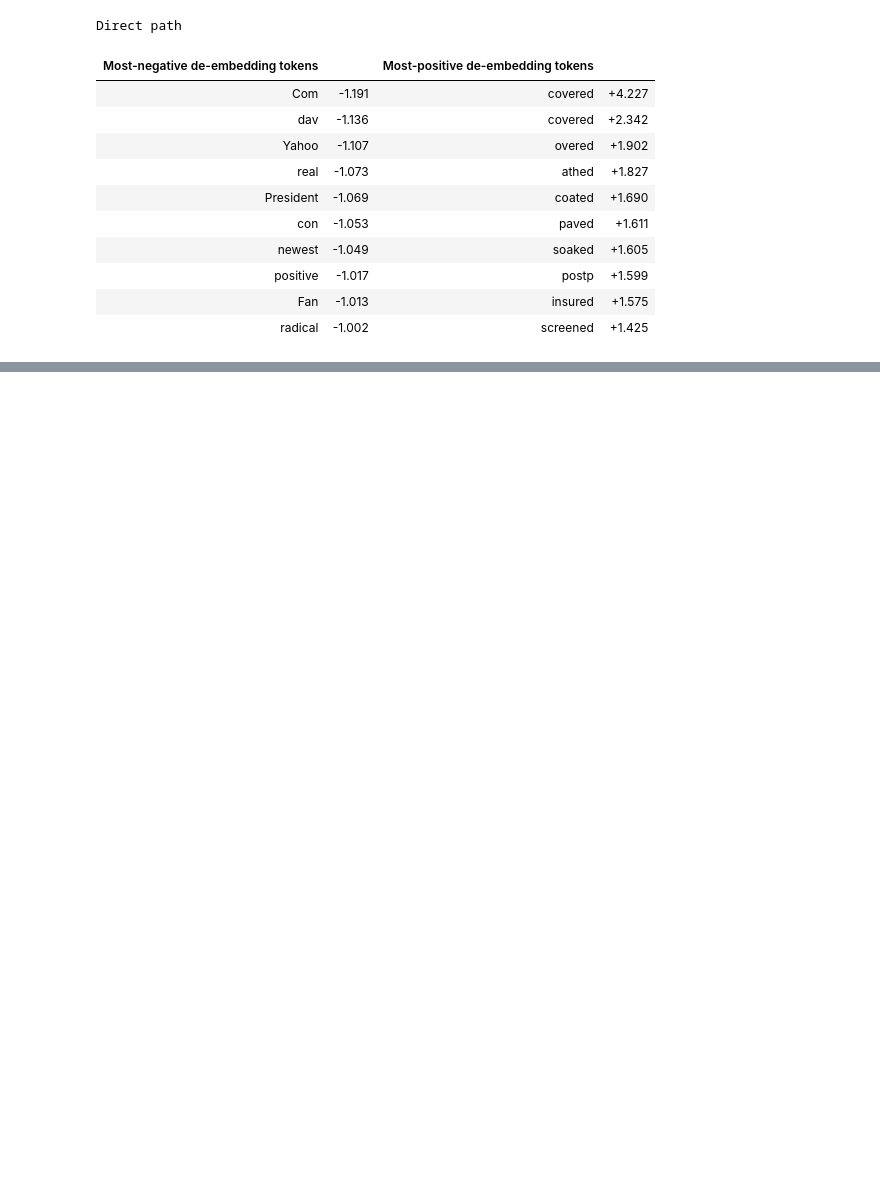
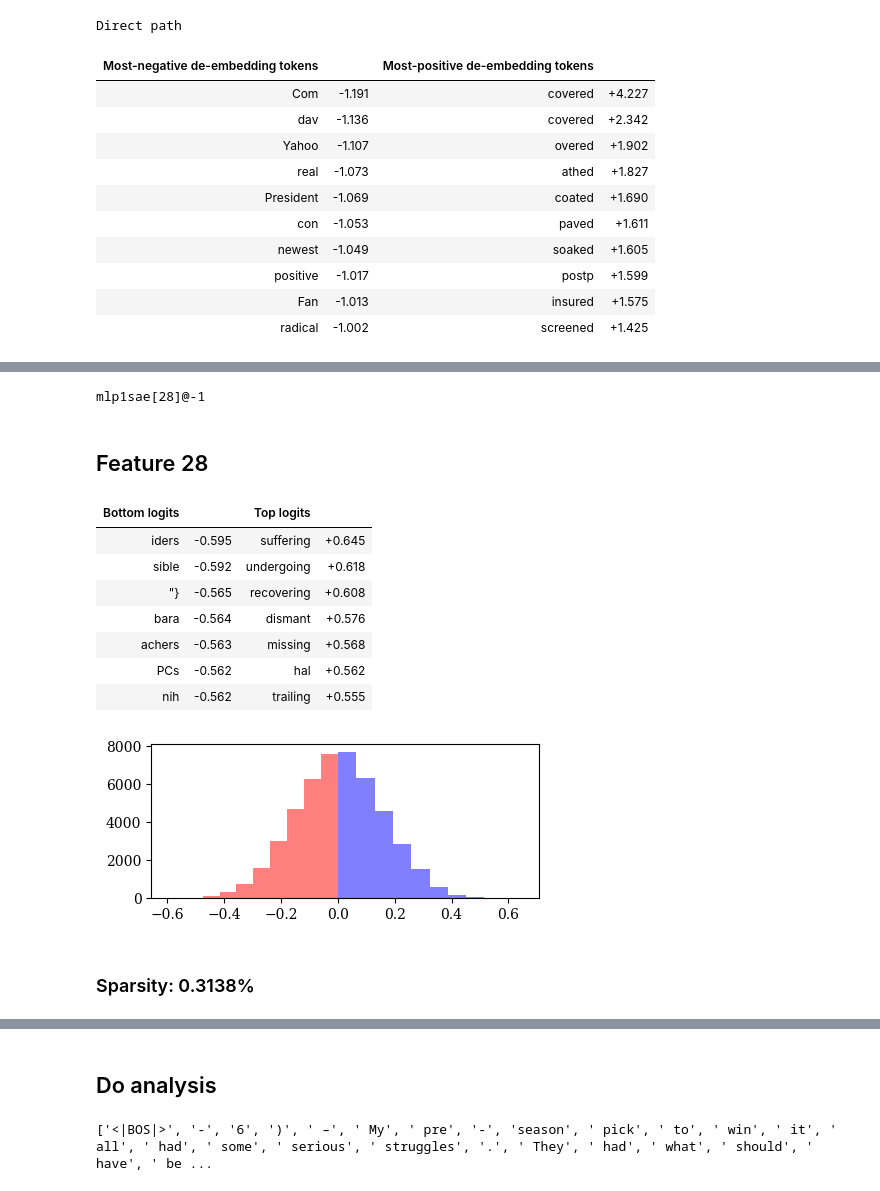
Before and after one commit to jacobdunefsky/multilayer-transcoder-reversing, a Jupyter notebook: GELU-2L.ipynb, the cells around one changed output, grey strips where cells are left out. Drawn from its saved outputs; the diff is of its cells as text; code cells hidden in the pictures; blank space fills up the shorter version.

```diff
--- a/GELU-2L.ipynb
+++ b/GELU-2L.ipynb
@@ -125,7 +125,7 @@ def get_feature_scores(model, encoder, tokens_arr, feature_idx, batch_size=64, a
   layer = encoder.cfg.hook_point_layer
 
   scores = []
-  endoftext_token = model.to_single_token('<|EOS|>')
+  endoftext_token = model.tokenizer.eos_token
   for i in tqdm.tqdm(range(0, tokens_arr.shape[0], batch_size)):
     #print(i, tokens_arr.shape[0], batch_size)
     with torch.no_grad():
@@ -1698,0 +1966,23 @@ Direct path
+# %%
+print(my_feature)
+# %% [output]
+mlp1sae[28]@-1
+# %%
+sae_feature_idx = 28
+
+scores = get_feature_scores(model, l1_sae, owt_tokens_torch[:128*100], sae_feature_idx, batch_size=128, use_raw_scores=False)
+display(HTML(f"<h2 style='font-family: serif'>Feature {sae_feature_idx}</h2>"))
+display_logits_for_feature(model, l1_sae, sae_feature_idx)
+display_activating_examples_dash(owt_tokens_torch[:128*100], scores)
+# %% [output]
+Feature 28
+| Bottom logits |  | Top logits |  |
+| iders | -0.595 | suffering | +0.645 |
+| sible | -0.592 | undergoing | +0.618 |
+| "} | -0.565 | recovering | +0.608 |
+| bara | -0.564 | dismant | +0.576 |
+| achers | -0.563 | missing | +0.568 |
+| PCs | -0.562 | hal | +0.562 |
+| nih | -0.562 | trailing | +0.555 |
+[figure, added]
+Sparsity: 0.3138%
@@ -1698,0 +1995,9 @@ Direct path
+# %% [markdown]
+## Do analysis
+# %%
+prompt = owt_tokens_torch[3451, :41+1]
+_, cache = model.run_with_cache(prompt) # run the model on the prompt
+prompt_tokens = model.to_str_tokens(prompt) # divide the prompt into str tokens
+print(prompt_tokens)
+# %% [output]
+['<|BOS|>', '-', '6', ')', ' –', ' My', ' pre', '-', 'season', ' pick', ' to', ' win', ' it', ' all', ' had', ' some', ' serious', ' struggles', '.', ' They', ' had', ' what', ' should', ' have', ' be ...
```
Also changed, not shown: parts of 73 cells of this notebook.
